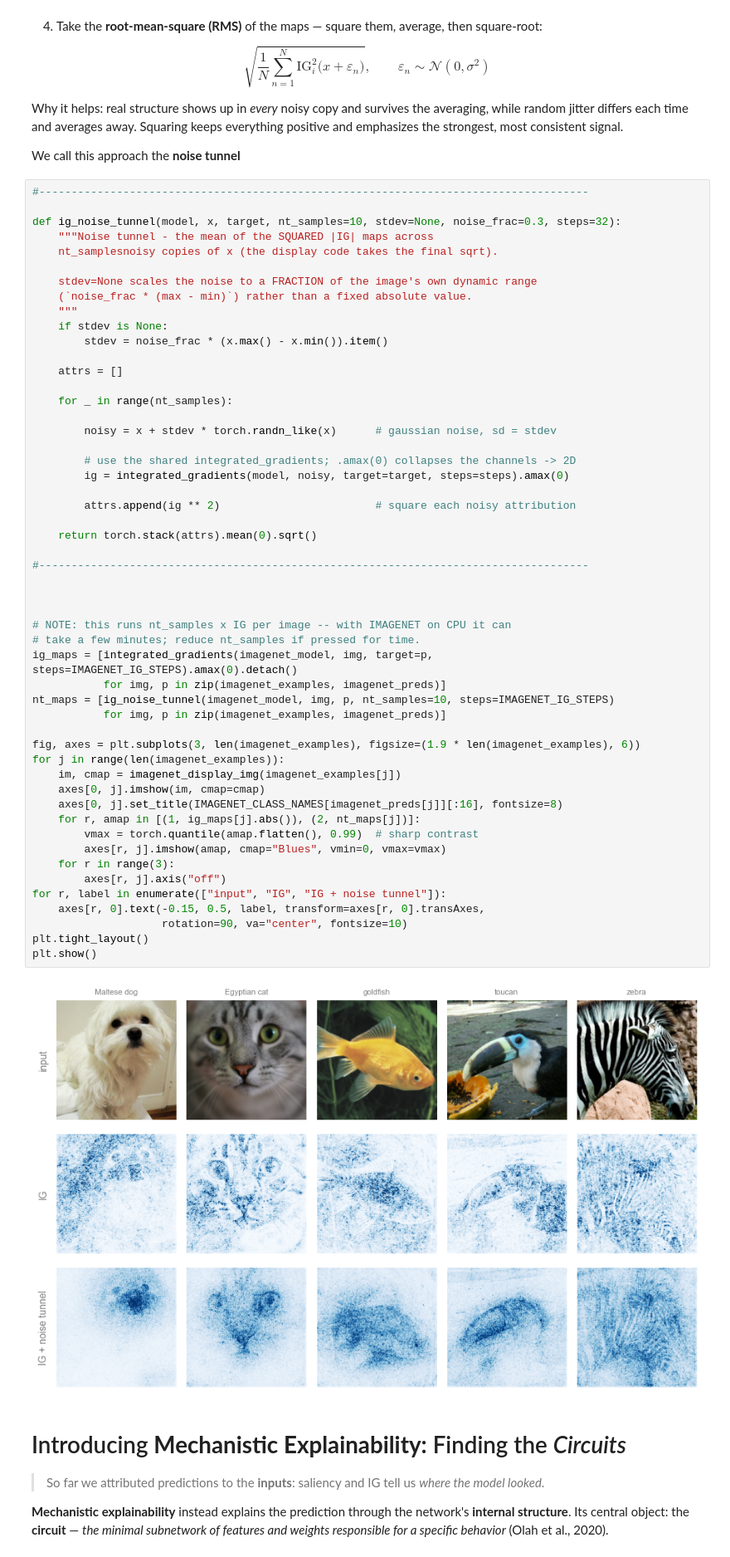
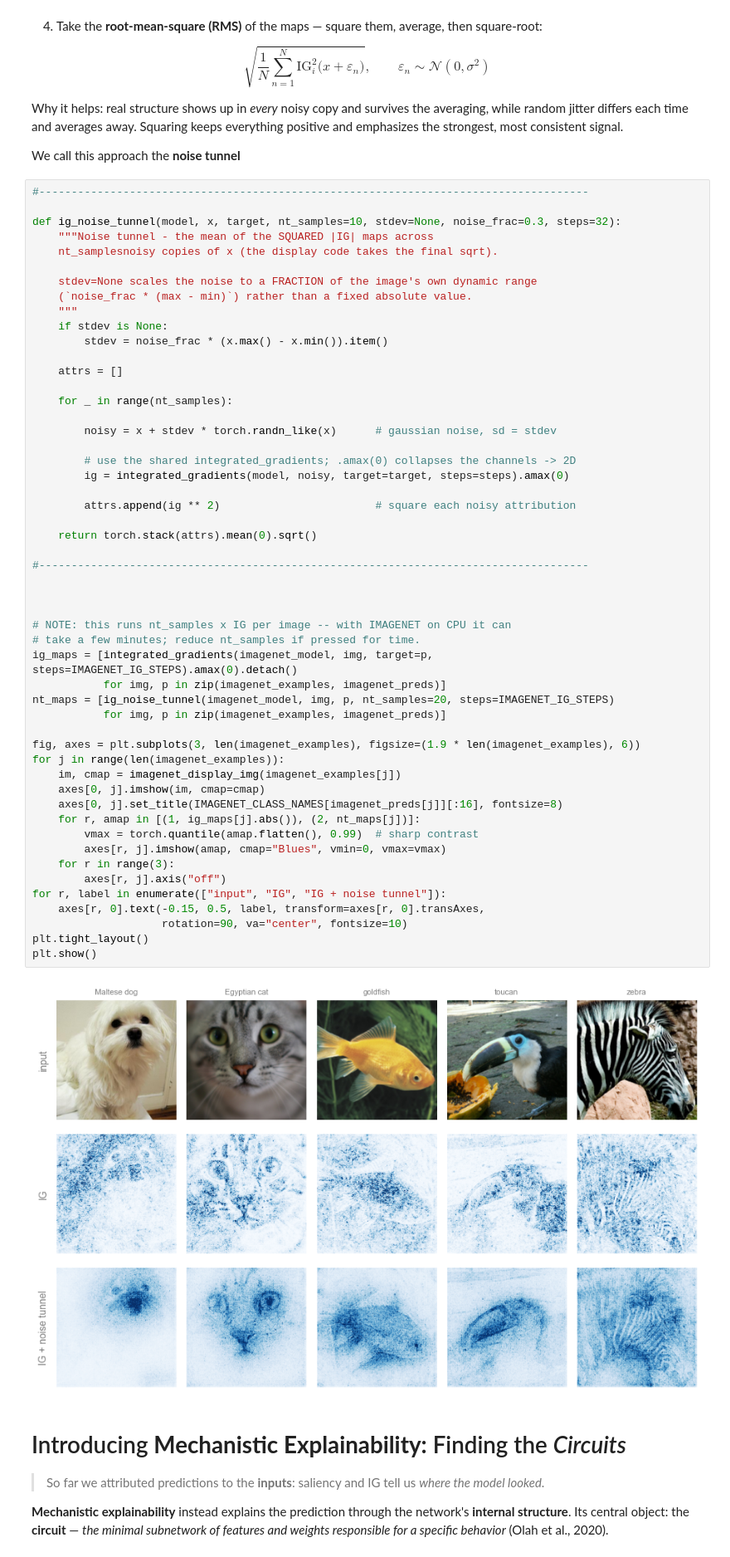
Before and after one commit to AstroStat-Academy/astrostat-school-7, a Jupyter notebook: NN_Explainability/NN_explainability.ipynb, the cells around one changed output. Shown at 83% size. Drawn from its saved outputs; the diff is of its cells as text.

Commit message:
Updated visual plot

```diff
--- a/NN_Explainability/NN_explainability.ipynb
+++ b/NN_Explainability/NN_explainability.ipynb
@@ -829,35 +829,35 @@ def ig_noise_tunnel(model, x, target, nt_samples=10, stdev=None, noise_frac=0.3,
         attrs.append(ig ** 2)                        # square each noisy attribution
 
     return torch.stack(attrs).mean(0).sqrt()
 
 #-------------------------------------------------------------------------------------
 
 
 
 # NOTE: this runs nt_samples x IG per image -- with IMAGENET on CPU it can
 # take a few minutes; reduce nt_samples if pressed for time.
 ig_maps = [integrated_gradients(imagenet_model, img, target=p, steps=IMAGENET_IG_STEPS).amax(0).detach()
            for img, p in zip(imagenet_examples, imagenet_preds)]
-nt_maps = [ig_noise_tunnel(imagenet_model, img, p, nt_samples=10, steps=IMAGENET_IG_STEPS)
+nt_maps = [ig_noise_tunnel(imagenet_model, img, p, nt_samples=20, steps=IMAGENET_IG_STEPS)
            for img, p in zip(imagenet_examples, imagenet_preds)]
 
 fig, axes = plt.subplots(3, len(imagenet_examples), figsize=(1.9 * len(imagenet_examples), 6))
 for j in range(len(imagenet_examples)):
     im, cmap = imagenet_display_img(imagenet_examples[j])
     axes[0, j].imshow(im, cmap=cmap)
     axes[0, j].set_title(IMAGENET_CLASS_NAMES[imagenet_preds[j]][:16], fontsize=8)
     for r, amap in [(1, ig_maps[j].abs()), (2, nt_maps[j])]:
         vmax = torch.quantile(amap.flatten(), 0.99)  # sharp contrast
         axes[r, j].imshow(amap, cmap="Blues", vmin=0, vmax=vmax)
     for r in range(3):
         axes[r, j].axis("off")
 for r, label in enumerate(["input", "IG", "IG + noise tunnel"]):
     axes[r, 0].text(-0.15, 0.5, label, transform=axes[r, 0].transAxes,
                     rotation=90, va="center", fontsize=10)
 plt.tight_layout()
 plt.show()
 # %% [output]
-[figure, old version]
+[figure, new version]
 # %% [markdown]
 # Introducing **Mechanistic Explainability:** Finding the _Circuits_
 
```
